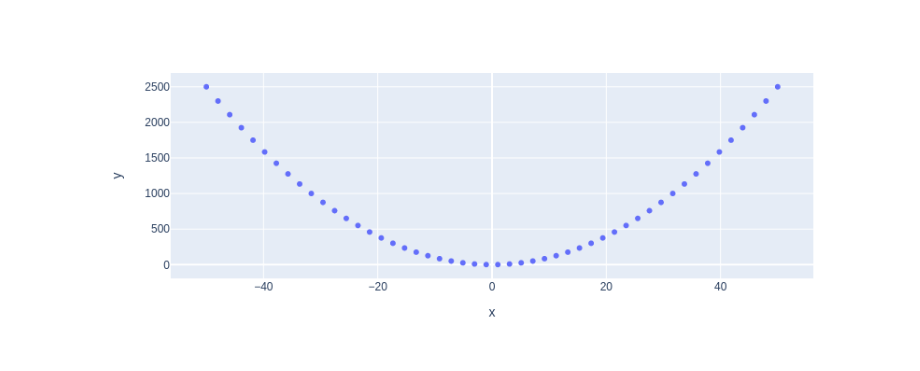
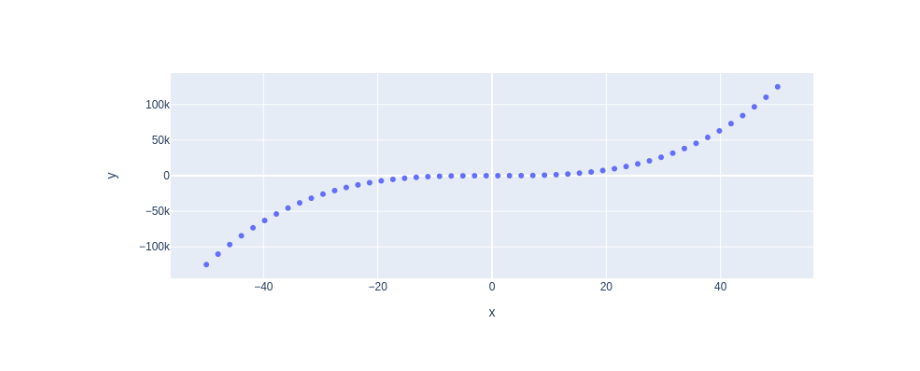
Before and after one commit to dtullyirl/my-notebooks-repo, a Jupyter notebook: experiment1.ipynb, the cells around one changed output. Saved outputs shown, nothing was run; the diff lists cells and outputs as text; code cells hidden in the pictures.

```diff
--- a/experiment1.ipynb
+++ b/experiment1.ipynb
@@ -1,28 +1,28 @@
 # %%
 import numpy as np
 
 import plotly.express as px
 
 
 
 # x-axis data points
 
 x = np.linspace(start=-50, stop=50)
 
 
 
 # y-axis data points
 
-y = x ** 2
+y = x ** 3
 
 
 
 # define the plot
 
 fig = px.scatter(x=x, y=y)
 
 
 
 fig.show()
 # %% [output]
-[figure, old version]
+[figure, new version]
```
